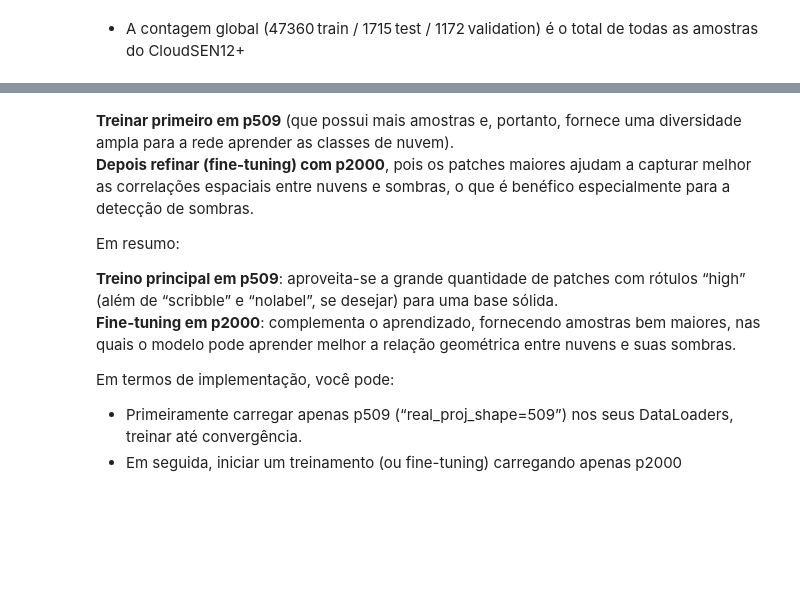
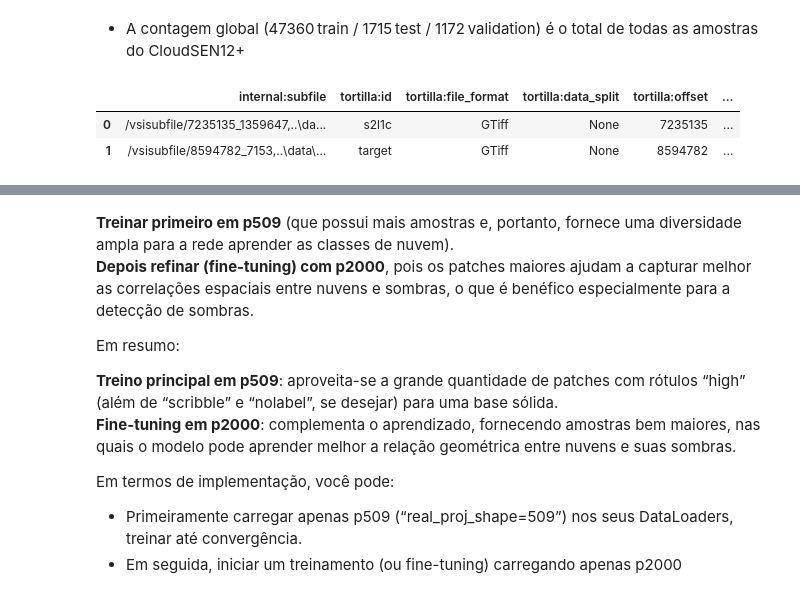
Before and after one commit to ArthurrCr/pibic, a Jupyter notebook: notebooks/01_dataset.ipynb, the cells around one changed output, grey strips where cells are left out. Drawn from its saved outputs; the diff is of its cells as text; code cells hidden in the pictures; blank space fills up the shorter version.

```diff
--- a/notebooks/01_dataset.ipynb
+++ b/notebooks/01_dataset.ipynb
@@ -10,6 +12,6 @@ import pandas as pd
 # %%
 # Baixar os dados (caso ainda não estejam baixados)
-parts = download_cloudsen12plus(local_dir="../data/dados", type = "L1C")
+parts = download_cloudsen12(local_dir="../data/dados", type = "L1C")
 print("Arquivos baixados:", parts)
 # %% [output]
 Arquivos baixados: ['..\\data\\dados\\cloudsen12-l1c.0000.part.taco', '..\\data\\dados\\cloudsen12-l1c.0004.part.taco']
@@ -29,3 +31,11 @@ validation     1172
 Name: count, dtype: int64
 # %% [markdown]
 - A contagem global (47360 train / 1715 test / 1172 validation) é o total de todas as amostras do CloudSEN12+
+# %%
+ds = tacoreader.load(parts)
+sample = ds.read(10)
+sample
+# %% [output]
+|  | internal:subfile | tortilla:id | tortilla:file_format | tortilla:data_split | tortilla:offset | ... |
+| 0 | /vsisubfile/7235135_1359647,..\da... | s2l1c | GTiff | None | 7235135 | ... |
+| 1 | /vsisubfile/8594782_7153,..\data\... | target | GTiff | None | 8594782 | ... |
```
Also changed, not shown: parts of 6 cells of this notebook, 42 other files.
